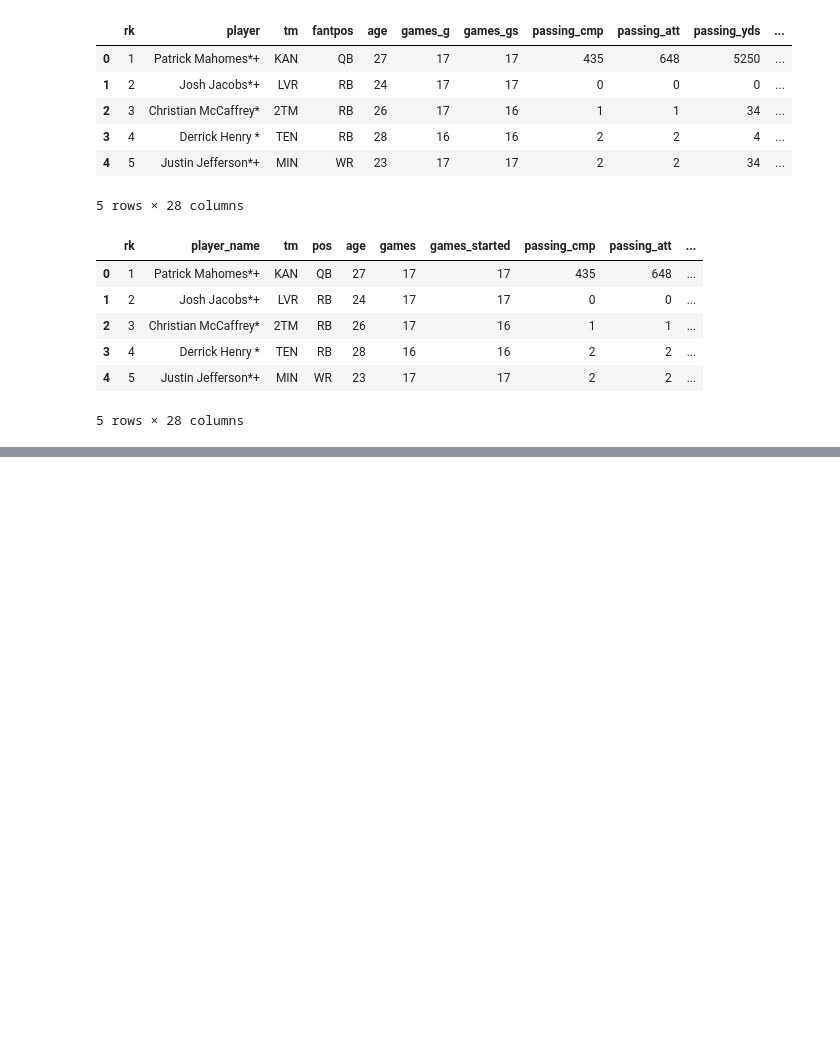
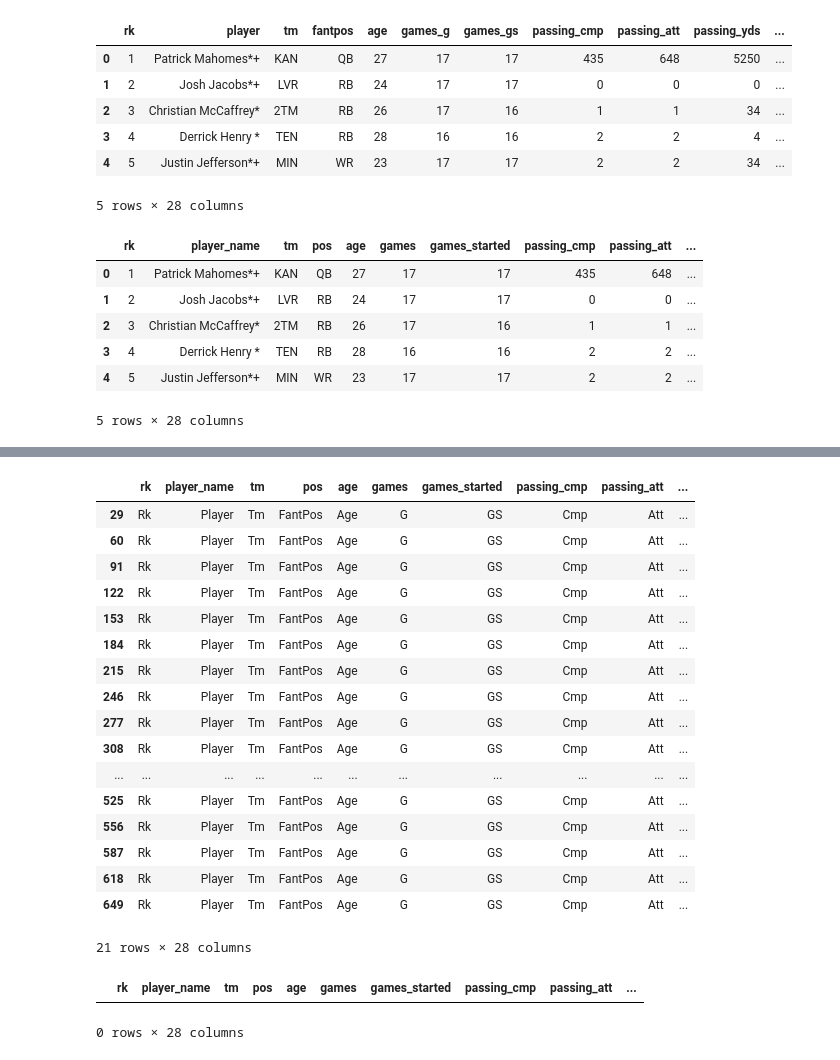
Before and after one commit to Robert-F-Mulligan/fantasy-football, a Jupyter notebook: notebooks/pro-football-reference-web-scrape-sample.ipynb, the cells around one changed output, grey strips where cells are left out. Saved outputs shown, nothing was run; the diff lists cells and outputs as text; code cells hidden in the pictures; blank space fills up the shorter version.

```diff
--- a/notebooks/pro-football-reference-web-scrape-sample.ipynb
+++ b/notebooks/pro-football-reference-web-scrape-sample.ipynb
@@ -152,0 +175,30 @@ array(['Patrick Mahomes', 'Josh Jacobs', 'Christian McCaffrey',
+# %%
+df.loc[df['player_name']=='Player']
+# %% [output]
+|  | rk | player_name | tm | pos | age | games | games_started | passing_cmp | passing_att | ... |
+| 29 | Rk | Player | Tm | FantPos | Age | G | GS | Cmp | Att | ... |
+| 60 | Rk | Player | Tm | FantPos | Age | G | GS | Cmp | Att | ... |
+| 91 | Rk | Player | Tm | FantPos | Age | G | GS | Cmp | Att | ... |
+| 122 | Rk | Player | Tm | FantPos | Age | G | GS | Cmp | Att | ... |
+| 153 | Rk | Player | Tm | FantPos | Age | G | GS | Cmp | Att | ... |
+| 184 | Rk | Player | Tm | FantPos | Age | G | GS | Cmp | Att | ... |
+| 215 | Rk | Player | Tm | FantPos | Age | G | GS | Cmp | Att | ... |
+| 246 | Rk | Player | Tm | FantPos | Age | G | GS | Cmp | Att | ... |
+| 277 | Rk | Player | Tm | FantPos | Age | G | GS | Cmp | Att | ... |
+| 308 | Rk | Player | Tm | FantPos | Age | G | GS | Cmp | Att | ... |
+| ... | ... | ... | ... | ... | ... | ... | ... | ... | ... | ... |
+| 525 | Rk | Player | Tm | FantPos | Age | G | GS | Cmp | Att | ... |
+| 556 | Rk | Player | Tm | FantPos | Age | G | GS | Cmp | Att | ... |
+| 587 | Rk | Player | Tm | FantPos | Age | G | GS | Cmp | Att | ... |
+| 618 | Rk | Player | Tm | FantPos | Age | G | GS | Cmp | Att | ... |
+| 649 | Rk | Player | Tm | FantPos | Age | G | GS | Cmp | Att | ... |
+21 rows × 28 columns
+# %%
+# filter out junk rows
+
+df = df.loc[df['player_name'] != 'Player']
+
+df.loc[df['player_name']=='Player']
+# %% [output]
+|  | rk | player_name | tm | pos | age | games | games_started | passing_cmp | passing_att | ... |
+0 rows × 28 columns
```
Also changed, not shown: parts of 3 cells of this notebook.
